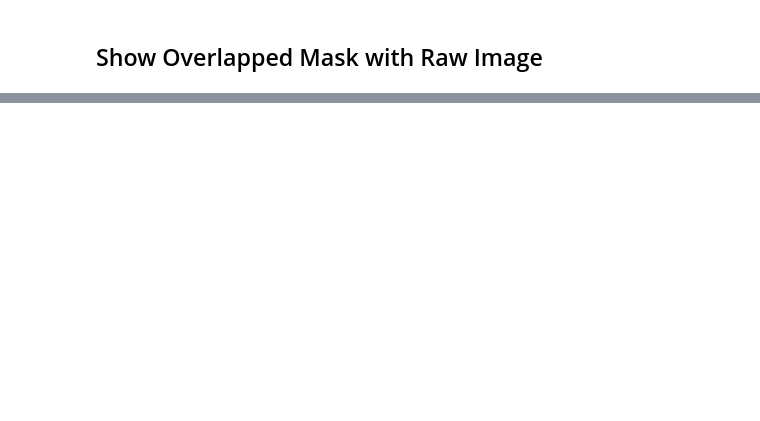
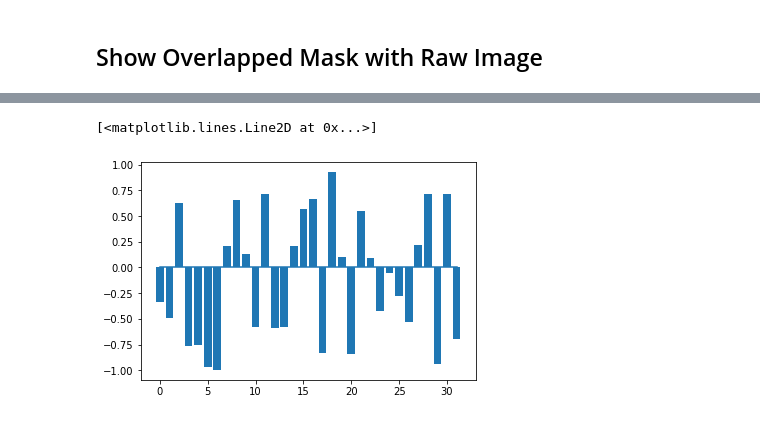
Before and after one commit to johnnylord/trytry-detection, a Jupyter notebook: notebook/06_coco_mask_inference.ipynb, the cells around one changed output, grey strips where cells are left out. Saved outputs shown, nothing was run; the diff lists cells and outputs as text; code cells hidden in the pictures; blank space fills up the shorter version.

```diff
--- a/notebook/06_coco_mask_inference.ipynb
+++ b/notebook/06_coco_mask_inference.ipynb
@@ -262,0 +280,8 @@ plt.tight_layout()
+# %%
+factors = coefs.detach().cpu().numpy()
+
+plt.bar(np.arange(len(factors)), factors)
+plt.plot(np.arange(len(factors)), np.zeros(len(factors)))
+# %% [output]
+[<matplotlib.lines.Line2D at 0x...>]
+[figure, added]
```
Also changed, not shown: parts of 10 cells of this notebook, 2 other files.
